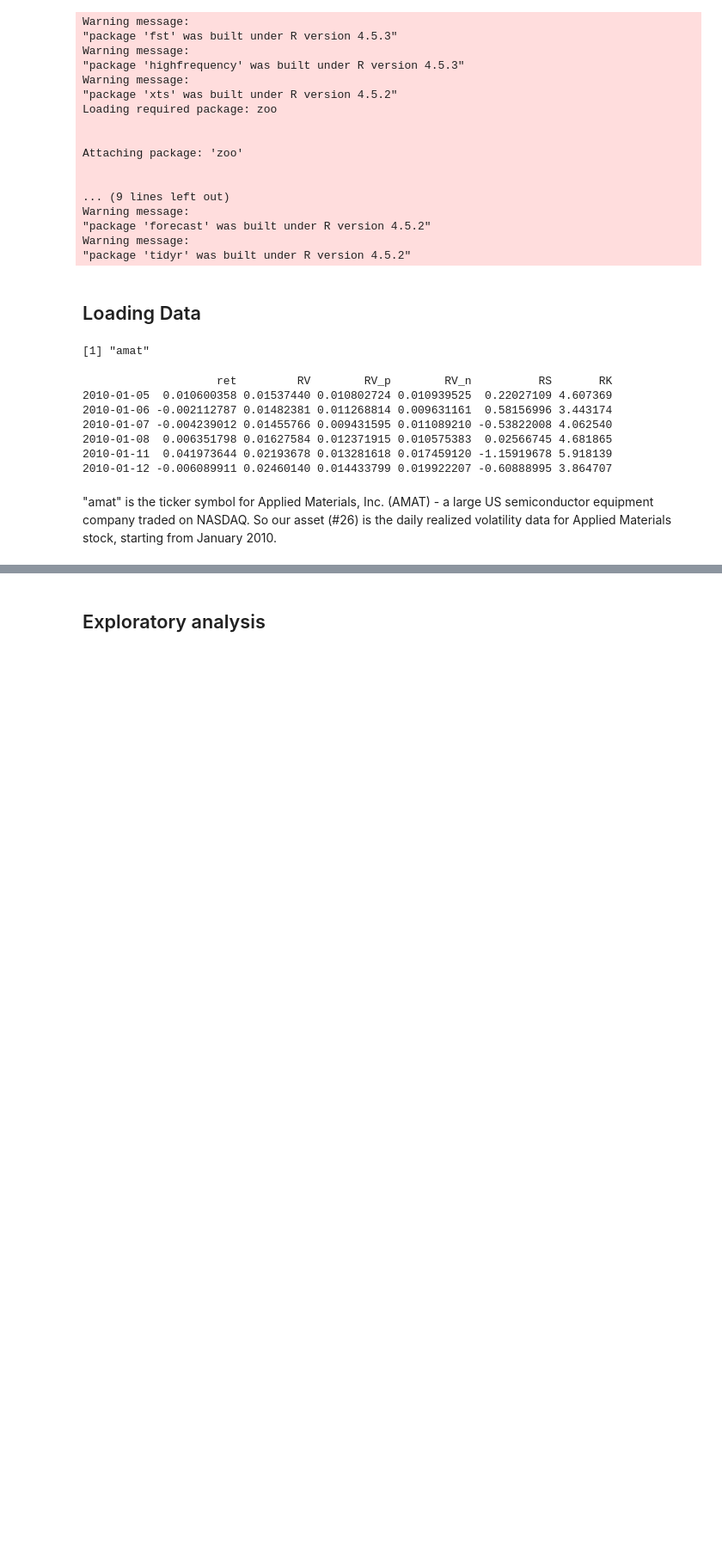
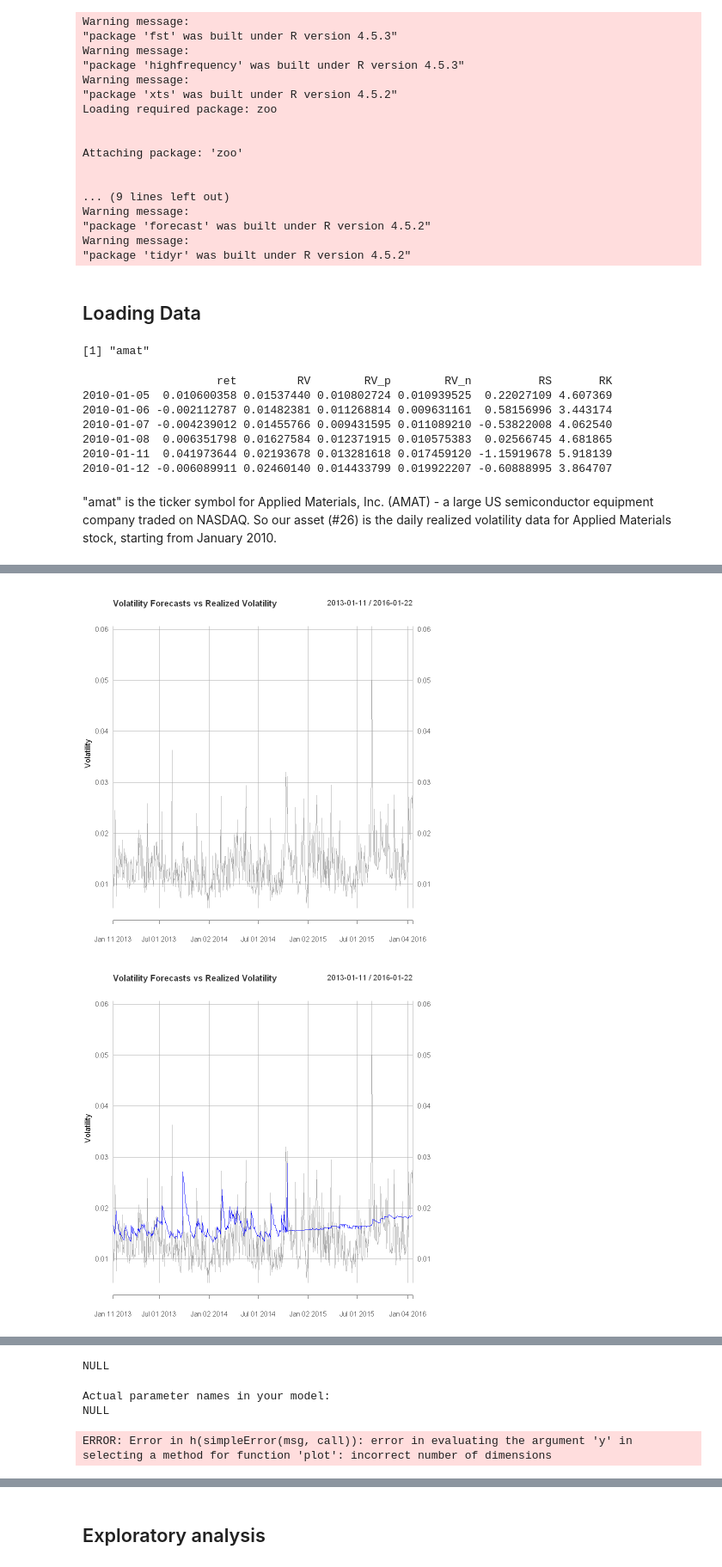
Before and after one commit to ahojdobryden/FiCox, a Jupyter notebook: project/final-Copy1.ipynb, the cells around one changed output, grey strips where cells are left out. Shown at 86% size. Cells and saved outputs as stored; diff of their text form; code cells hidden in the pictures; blank space fills up the shorter version.

```diff
--- a/project/final-Copy1.ipynb
+++ b/project/final-Copy1.ipynb
@@ -174,0 +97,26 @@ ERROR: Error in `colnames<-`(`*tmp*`, value = "realGARCH_Expanding"): attempt to
+# %%
+# 1. Extract out-of-sample RV and scale it back to decimals to match forecasts
+rv_oos <- rv_xts[oos_dates] / 100
+
+# 2. Combine into a single xts object
+plot_data <- cbind(rv_oos, f_sgarch_mov, f_sgarch_exp)
+colnames(plot_data) <- c("Realized_Vol", "sGARCH_Moving", "sGARCH_Expanding")
+
+# 3. Plot
+plot.xts(plot_data$Realized_Vol,
+         main = "Volatility Forecasts vs Realized Volatility",
+         col = "darkgray", lwd = 1, ylab = "Volatility", xlab = "Date",
+         ylim = range(plot_data, na.rm = TRUE))
+
+# Add the forecast lines
+lines(plot_data$sGARCH_Moving, col = "blue", lwd = 1.5)
+lines(plot_data$sGARCH_Expanding, col = "red", lwd = 1.5)
+
+# Add a legend
+addLegend("topright",
+          legend.names = c("Realized Vol", "sGARCH Moving", "sGARCH Expanding"),
+          col = c("darkgray", "blue", "red"),
+          lty = 1, lwd = c(1, 1.5, 1.5), bty = "o")
+# %% [output]
+[figure, added]
+[figure, added]
@@ -174,0 +125,31 @@ ERROR: Error in `colnames<-`(`*tmp*`, value = "realGARCH_Expanding"): attempt to
+# %%
+non_converged <- roll_std_mov@model$nonc
+print(non_converged)
+# %% [output]
+NULL
+# %%
+# Extract the coefficient matrix directly
+mov_coefs <- coef(roll_std_mov)
+
+# 1. Print the actual column names so we stop guessing
+cat("Actual parameter names in your model:\n")
+print(colnames(mov_coefs))
+
+# 2. Find the column that contains 'alpha' (case-insensitive)
+alpha_col <- grep("alpha", colnames(mov_coefs), ignore.case = TRUE)
+
+# 3. Extract the dates (rugarch stores them as row names in the coef matrix)
+refit_dates <- as.Date(rownames(mov_coefs))
+
+# 4. Plot the rolling alpha parameter
+plot(refit_dates, mov_coefs[, alpha_col[1]],
+     type = "l",
+     col = "blue",
+     lwd = 1.5,
+     main = "Moving Window: Rolling Alpha Parameter",
+     ylab = "Alpha Estimate",
+     xlab = "Date")
+# %% [output]
+Actual parameter names in your model:
+NULL
+ERROR: Error in h(simpleError(msg, call)): error in evaluating the argument 'y' in selecting a method for function 'plot': incorrect number of dimensions
```
Also changed, not shown: parts of 4 cells of this notebook, 3 other files.
